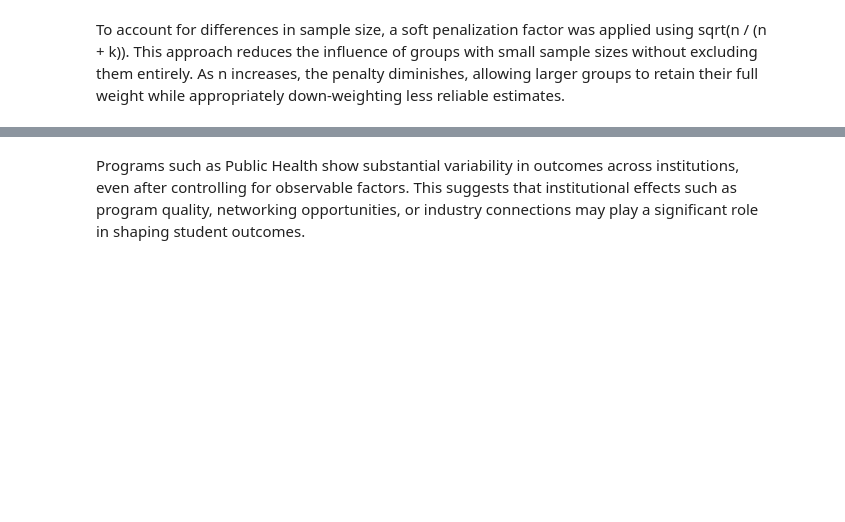
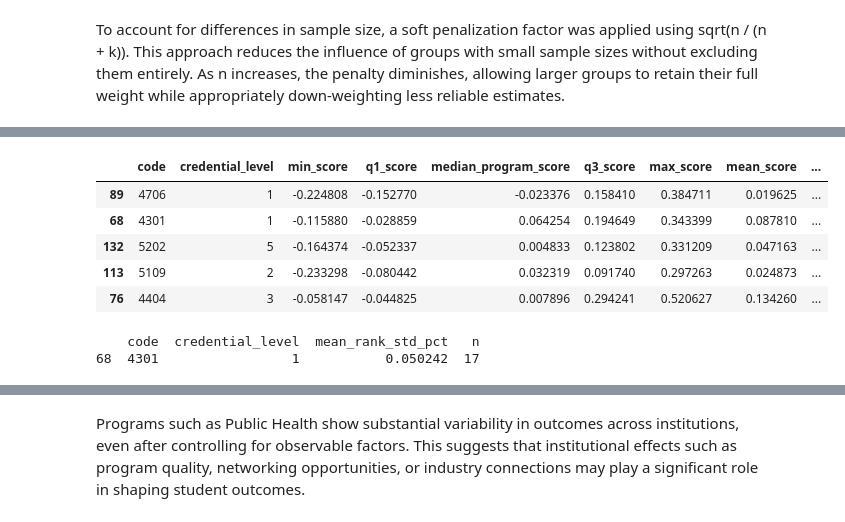
Before and after one commit to sebastianhonorat-dev/CAP_3764_2026_Spring_Team_6, a Jupyter notebook: notebooks/setup_residual_ranking.ipynb, the cells around one changed output, grey strips where cells are left out. Saved outputs shown, nothing was run; the diff lists cells and outputs as text; code cells hidden in the pictures; blank space fills up the shorter version.

```diff
--- a/notebooks/setup_residual_ranking.ipynb
+++ b/notebooks/setup_residual_ranking.ipynb
@@ -1073,2 +1133,21 @@ top_programs.head(10)
+# %%
+top_iqr_programs.head(5)
+# %% [output]
+|  | code | credential_level | min_score | q1_score | median_program_score | q3_score | max_score | mean_score | ... |
+| 89 | 4706 | 1 | -0.224808 | -0.152770 | -0.023376 | 0.158410 | 0.384711 | 0.019625 | ... |
+| 68 | 4301 | 1 | -0.115880 | -0.028859 | 0.064254 | 0.194649 | 0.343399 | 0.087810 | ... |
+| 132 | 5202 | 5 | -0.164374 | -0.052337 | 0.004833 | 0.123802 | 0.331209 | 0.047163 | ... |
+| 113 | 5109 | 2 | -0.233298 | -0.080442 | 0.032319 | 0.091740 | 0.297263 | 0.024873 | ... |
+| 76 | 4404 | 3 | -0.058147 | -0.044825 | 0.007896 | 0.294241 | 0.520627 | 0.134260 | ... |
+# %%
+print(
+    program_stability[
+        (program_stability["code"] == "4301") &
+        (program_stability["credential_level"] == 1)
+    ]
+)
+# %% [output]
+    code  credential_level  mean_rank_std_pct   n
+68  4301                 1           0.050242  17
 # %%
 (
```
Also changed, not shown: parts of 49 cells of this notebook, 33 other files.
